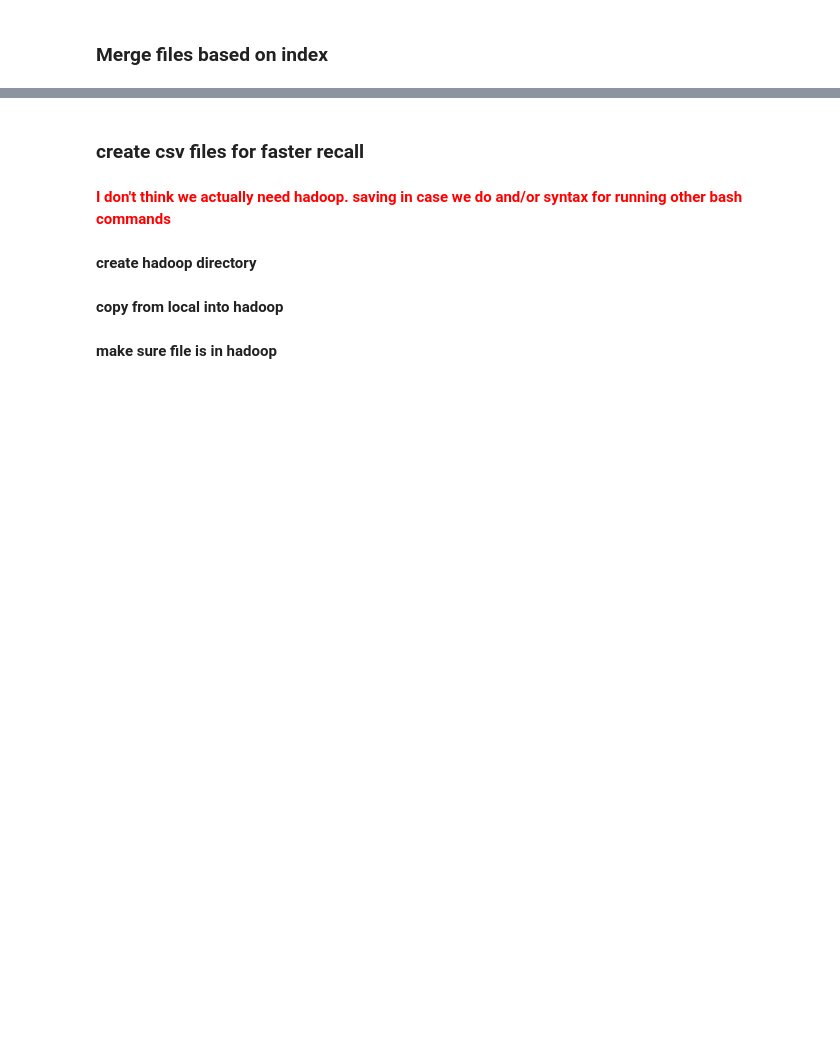
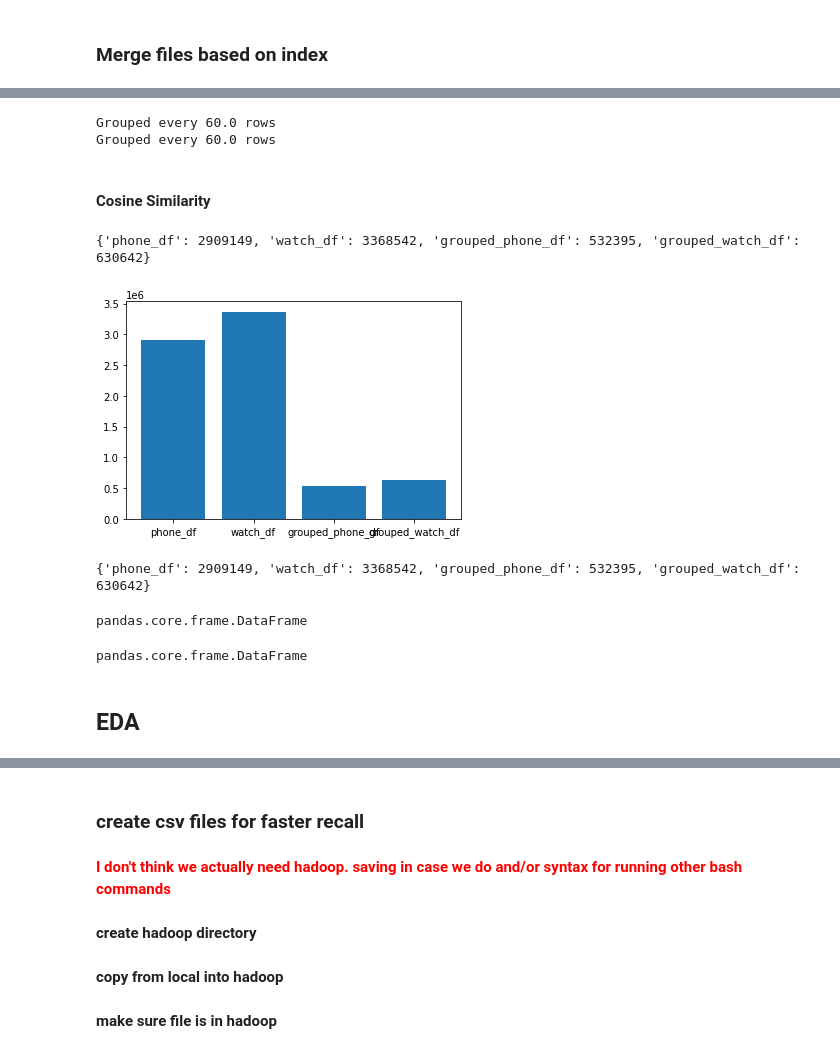
Before and after one commit to gojandrooo/DSE-230, a Jupyter notebook: DSE230 - Team 001 - Final Project.ipynb, the cells around one changed output, grey strips where cells are left out. Drawn from its saved outputs; the diff is of its cells as text; code cells hidden in the pictures; blank space fills up the shorter version.

```diff
--- a/DSE230 - Team 001 - Final Project.ipynb
+++ b/DSE230 - Team 001 - Final Project.ipynb
@@ -642,3 +292,26 @@ def group_into_seconds(df, num_seconds):
+# %%
+# takes the combined sensor data and bins the data by taking the average depending on the seconds required
+def group_into_seconds(df, num_seconds):
+    # calculates the number of rows to average over by converting seconds to ms and diving by 50 (sensor interval)
+
+    n_rows = (num_seconds*1000)/50
+    print('Grouped every', n_rows, 'rows')
+
+    tempdf = df.reset_index(drop=True).reset_index()
+
+    # rename of the index column
+    tempdf = tempdf.rename(columns= {'index': 'grouper'})
+
+    # creates a variable to group within n_seconds
+    tempdf['grouper'] = tempdf['grouper']//n_rows
+
+    # aggregate to n_seconds
+    tempdf = tempdf.groupby(by = ['grouper', 'code', 'subject_id']).agg(['mean', 'sum']).reset_index()
+    # drop superflous grouper column
+    del tempdf['grouper']
+
+    return tempdf
+    # return df.groupby(np.arange(len(df))//n_rows).mean().compute()
 # %%
 #just testing to make sure it returns the same exact data frame when growing rows = 1
 #group_into_seconds(phone_df.compute(),50/1000)
@@ -693,0 +318,18 @@ prepped_watch_df.head()
+# %%
+agg_time = 3
+#grouped_phone_df = dask.compute(group_into_seconds(phone_df, agg_time))[0]
+grouped_phone_df = group_into_seconds(phone_df.compute(),agg_time)
+shape_ref['grouped_phone_df'] = len(grouped_phone_df)
+client.cancel(phone_df)
+del phone_df
+
+#grouped_watch_df = dask.compute(group_into_seconds(watch_df, agg_time))[0]
+grouped_watch_df = group_into_seconds(watch_df.compute(),agg_time)
+shape_ref['grouped_watch_df'] = len(grouped_watch_df)
+client.cancel(watch_df)
+del watch_df
+# %% [output]
+Grouped every 60.0 rows
+Grouped every 60.0 rows
+# %% [markdown]
+#### Cosine Similarity
@@ -693,0 +400,22 @@ prepped_watch_df.head()
+# %%
+print(shape_ref)
+# %% [output]
+{'phone_df': 2909149, 'watch_df': 3368542, 'grouped_phone_df': 532395, 'grouped_watch_df': 630642}
+# %%
+plt.bar(range(len(shape_ref)), list(shape_ref.values()), align='center')
+plt.xticks(range(len(shape_ref)), list(shape_ref.keys()))
+plt.show()
+print(shape_ref)
+# %% [output]
+[figure, added]
+{'phone_df': 2909149, 'watch_df': 3368542, 'grouped_phone_df': 532395, 'grouped_watch_df': 630642}
+# %%
+type(grouped_phone_df)
+# %% [output]
+pandas.core.frame.DataFrame
+# %%
+type(grouped_watch_df)
+# %% [output]
+pandas.core.frame.DataFrame
+# %% [markdown]
+## EDA
```
Also changed, not shown: parts of 85 cells of this notebook, 18 other files.
